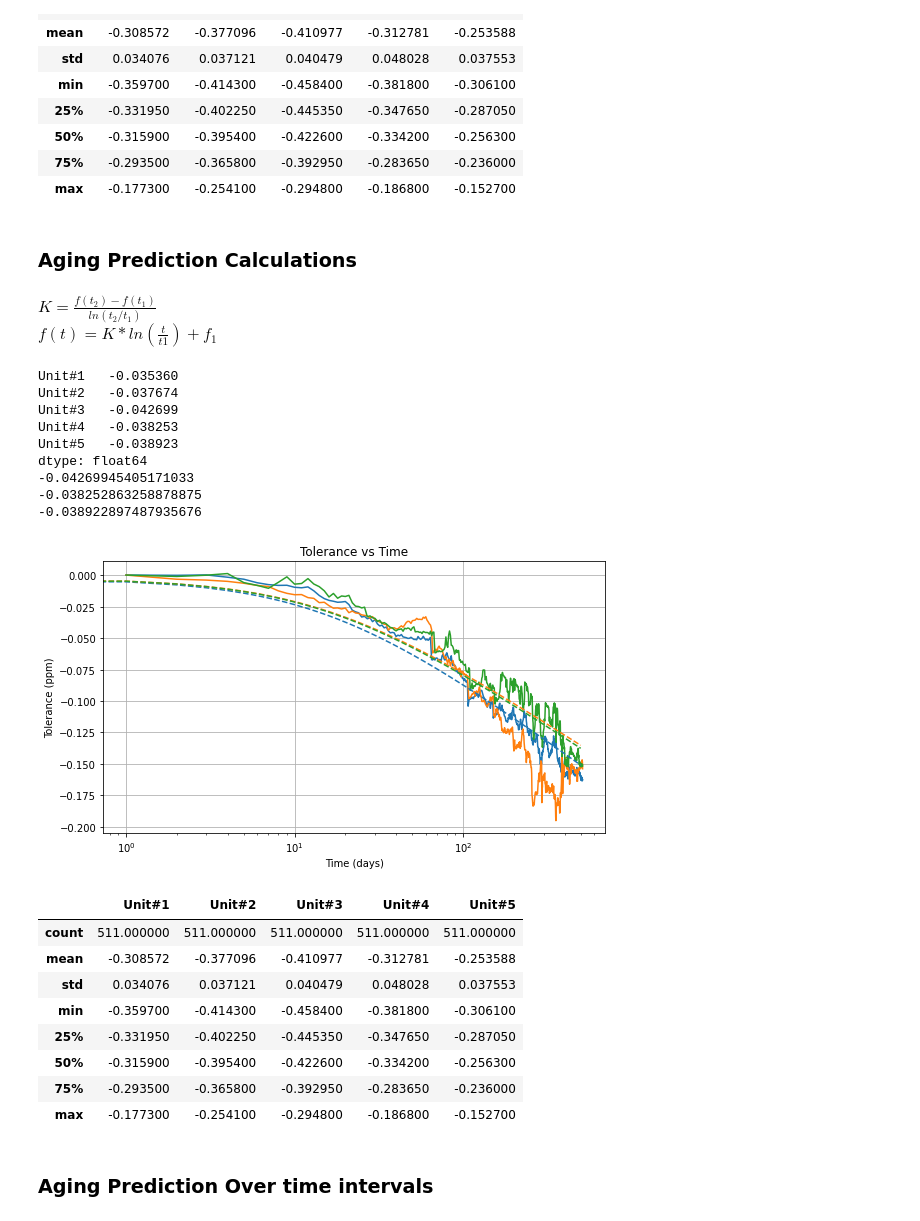
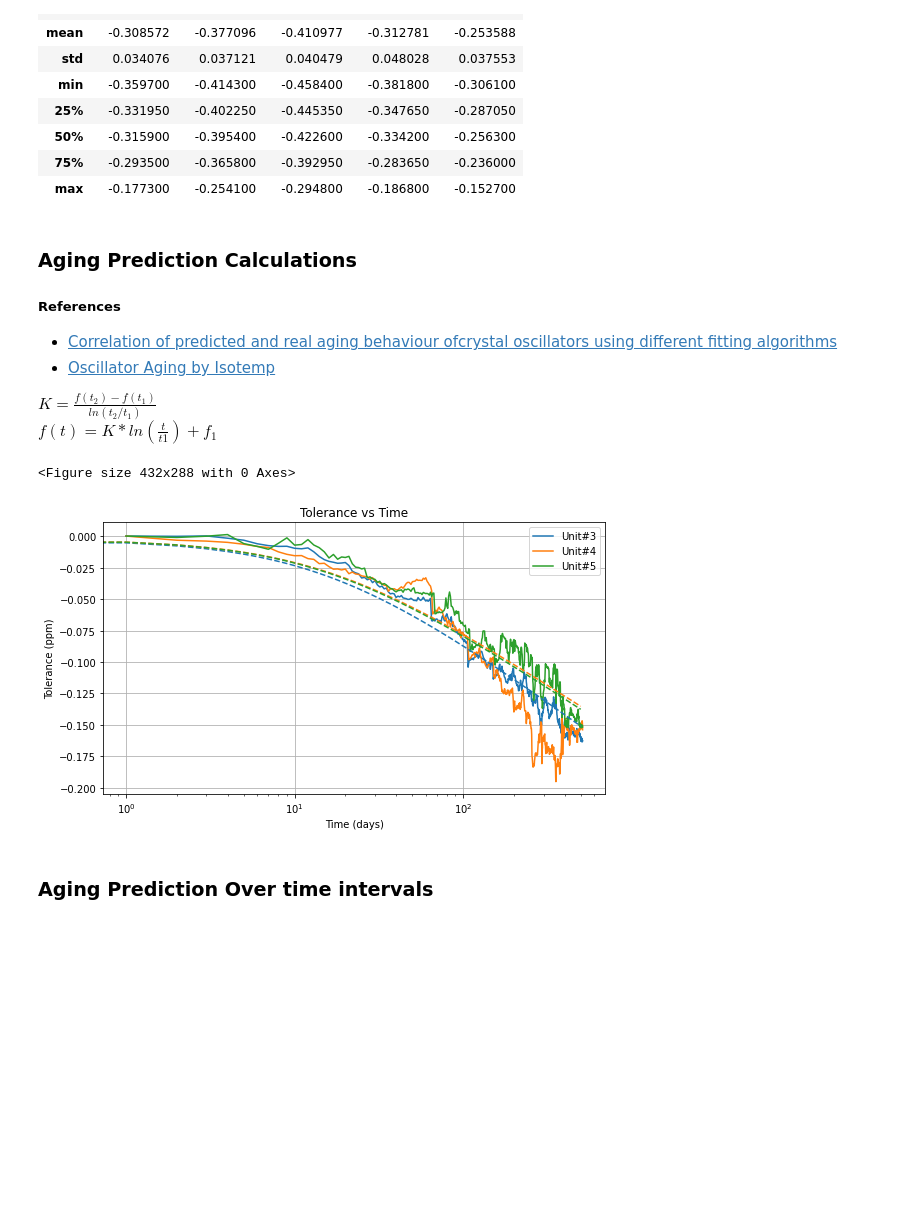
Before and after one commit to rthomp10/freq-vs-age-predictor, a Jupyter notebook: predictor.ipynb, the cells around one changed output. Drawn from its saved outputs; the diff is of its cells as text; code cells hidden in the pictures; blank space fills up the shorter version.

Commit message:
Added second reference and fixed graph for legend

```diff
--- a/predictor.ipynb
+++ b/predictor.ipynb
@@ -46,61 +45,45 @@ df.describe()
 | 50% | -0.315900 | -0.395400 | -0.422600 | -0.334200 | -0.256300 |
 | 75% | -0.293500 | -0.365800 | -0.392950 | -0.283650 | -0.236000 |
 | max | -0.177300 | -0.254100 | -0.294800 | -0.186800 | -0.152700 |
-# %% [markdown]
-### Aging Prediction Calculations
 # %% [markdown]
+### Aging Prediction Calculations
+##### References
+- [Correlation of predicted and real aging behaviour ofcrystal oscillators using different fitting algorithms](https://www.qsl.net/dk1ag/aging_e.pdf)
+- [Oscillator Aging by Isotemp](https://www.isotemp.com/wp-content/uploads/2011/04/Crystal-Oscillator-Aging.pdf)
+
 $K = \frac { f(t_2) - f(t_1) }{ ln(t_2 / t_1) }$
 $f(t) = K*ln(\frac {t}{t1}) + f_1$
 # %%
 t1 = 15
 t2 = 400
 t  = np.arange(1,500)
 f_prediction = pd.DataFrame({})
 choice_parts = [2,3,4]
 
 K = ( df.loc[t2] - df.loc[t1] ) / np.log( t2 / t1 )
-print(K)
-print(K[choice_parts[0]])
-print(K[choice_parts[1]])
-print(K[choice_parts[2]])
+# print(K)
+# print(K[choice_parts[0]])
+# print(K[choice_parts[1]])
+# print(K[choice_parts[2]])
 f_prediction['Unit#1 Prediction'] = K[choice_parts[0]] * np.log( (t / t1) + 1 )
 f_prediction['Unit#2 Prediction'] = K[choice_parts[1]] * np.log( (t / t1) + 1 )
 f_prediction['Unit#3 Prediction'] = K[choice_parts[2]] * np.log( (t / t1) + 1 )
 df_normal = df - df.loc[1]
 
-plt.figure(figsize=(9, 5))
-plt.plot(df_normal.iloc[:, choice_parts])
+df_normal.iloc[:, choice_parts].plot(figsize=(9, 5))
 plt.gca().set_prop_cycle(None)
 plt.plot(f_prediction, '--')
 plt.title("Tolerance vs Time")
 plt.ylabel("Tolerance (ppm)")
 plt.xlabel("Time (days)")
 plt.grid(True)
 plt.xscale('log')
 # plt.legend(['Unit#1', 'Unit#2', 'Unit#3', 'Unit#1 Prediction', 'Unit#2 Prediction', 'Unit#3 Prediction'])
 # plt.savefig(f"{path}\\{t.min()}_{t.max()}.png")
 plt.show()
-df.describe()
 # %% [output]
-Unit#1   -0.035360
-Unit#2   -0.037674
-Unit#3   -0.042699
-Unit#4   -0.038253
-Unit#5   -0.038923
-dtype: float64
--0.04269945405171033
--0.038252863258878875
--0.038922897487935676
+<Figure size 432x288 with 0 Axes>
-[figure, old version]
+[figure, new version]
-|  | Unit#1 | Unit#2 | Unit#3 | Unit#4 | Unit#5 |
-| count | 511.000000 | 511.000000 | 511.000000 | 511.000000 | 511.000000 |
-| mean | -0.308572 | -0.377096 | -0.410977 | -0.312781 | -0.253588 |
-| std | 0.034076 | 0.037121 | 0.040479 | 0.048028 | 0.037553 |
-| min | -0.359700 | -0.414300 | -0.458400 | -0.381800 | -0.306100 |
-| 25% | -0.331950 | -0.402250 | -0.445350 | -0.347650 | -0.287050 |
-| 50% | -0.315900 | -0.395400 | -0.422600 | -0.334200 | -0.256300 |
-| 75% | -0.293500 | -0.365800 | -0.392950 | -0.283650 | -0.236000 |
-| max | -0.177300 | -0.254100 | -0.294800 | -0.186800 | -0.152700 |
 # %% [markdown]
 ### Aging Prediction Over time intervals
 # %%
```
Also changed, not shown: parts of 3 cells of this notebook.
